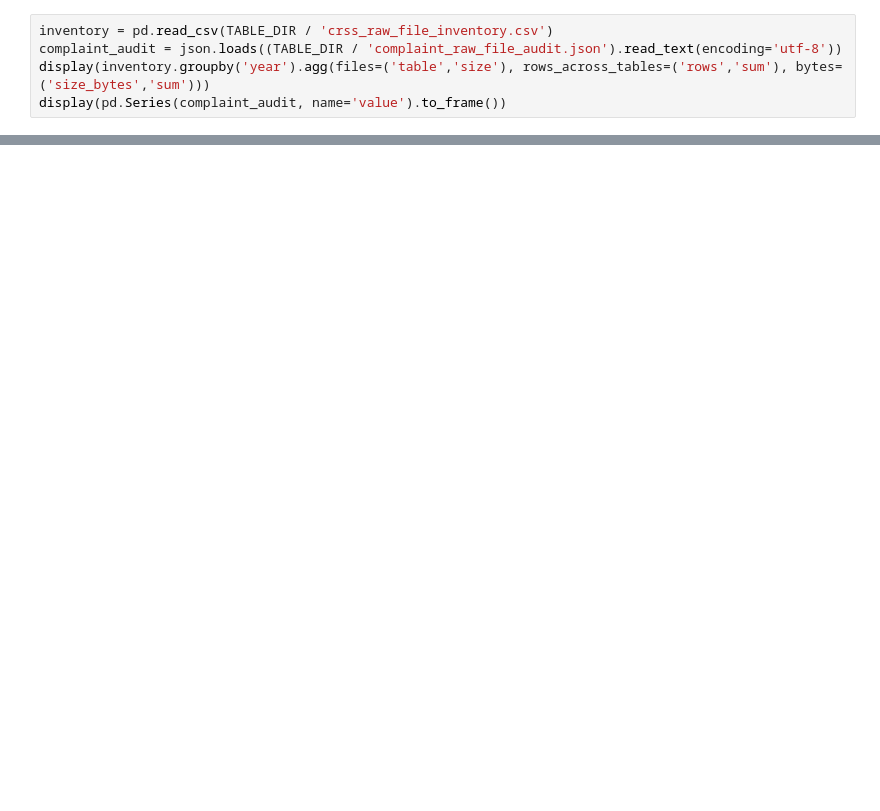
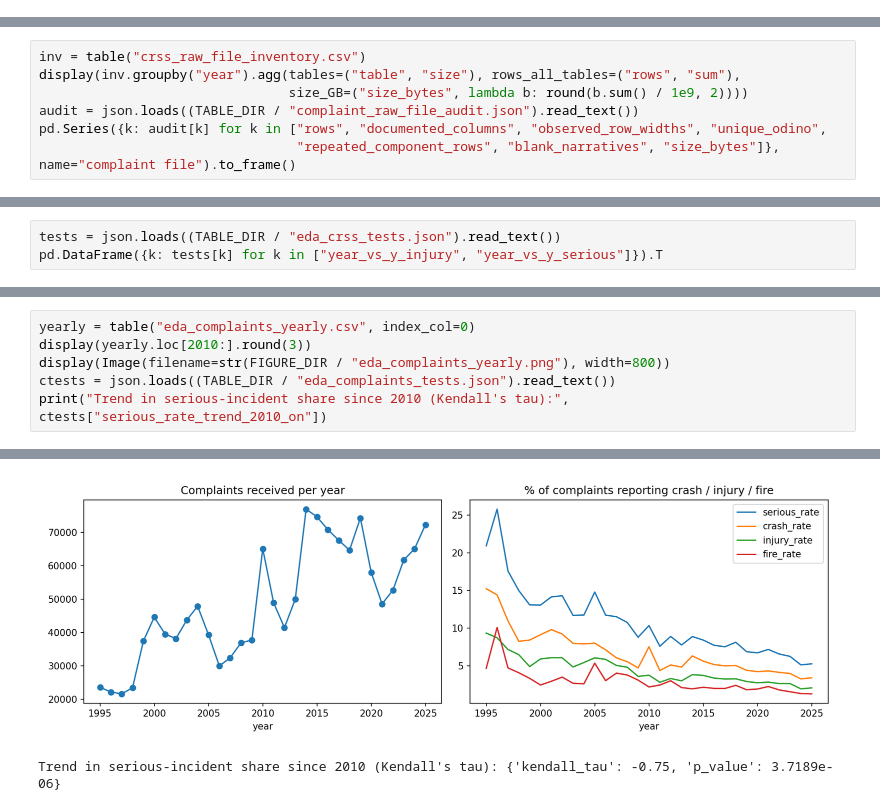
Before and after one commit to delanomullings7771-sys/vehicle-safety-intelligence, a Jupyter notebook: notebooks/02_Data_Understanding.ipynb, the cells around one changed output, grey strips where cells are left out. Saved outputs shown, nothing was run; the diff lists cells and outputs as text; blank space fills up the shorter version.

```diff
--- a/notebooks/02_Data_Understanding.ipynb
+++ b/notebooks/02_Data_Understanding.ipynb
@@ -20,5 +0,0 @@ The full standard-library audit reads all 140 CRSS CSV files and the complete co
-# %%
-inventory = pd.read_csv(TABLE_DIR / 'crss_raw_file_inventory.csv')
-complaint_audit = json.loads((TABLE_DIR / 'complaint_raw_file_audit.json').read_text(encoding='utf-8'))
-display(inventory.groupby('year').agg(files=('table','size'), rows_across_tables=('rows','sum'), bytes=('size_bytes','sum')))
-display(pd.Series(complaint_audit, name='value').to_frame())
@@ -220,0 +37,7 @@ Proceed to preparation only after all items are evidenced:
+# %%
+inv = table("crss_raw_file_inventory.csv")
+display(inv.groupby("year").agg(tables=("table", "size"), rows_all_tables=("rows", "sum"),
+                                size_GB=("size_bytes", lambda b: round(b.sum() / 1e9, 2))))
+audit = json.loads((TABLE_DIR / "complaint_raw_file_audit.json").read_text())
+pd.Series({k: audit[k] for k in ["rows", "documented_columns", "observed_row_widths", "unique_odino",
+                                 "repeated_component_rows", "blank_narratives", "size_bytes"]}, name="complaint file").to_frame()
@@ -220,0 +142,3 @@ Proceed to preparation only after all items are evidenced:
+# %%
+tests = json.loads((TABLE_DIR / "eda_crss_tests.json").read_text())
+pd.DataFrame({k: tests[k] for k in ["year_vs_y_injury", "year_vs_y_serious"]}).T
@@ -220,0 +238,7 @@ Proceed to preparation only after all items are evidenced:
+# %%
+yearly = table("eda_complaints_yearly.csv", index_col=0)
+display(yearly.loc[2010:].round(3))
+display(Image(filename=str(FIGURE_DIR / "eda_complaints_yearly.png"), width=800))
+ctests = json.loads((TABLE_DIR / "eda_complaints_tests.json").read_text())
+print("Trend in serious-incident share since 2010 (Kendall's tau):", ctests["serious_rate_trend_2010_on"])
+# %% [output]
@@ -220,0 +264,2 @@ Proceed to preparation only after all items are evidenced:
+[figure, added]
+Trend in serious-incident share since 2010 (Kendall's tau): {'kendall_tau': -0.75, 'p_value': 3.7189e-06}
```
Also changed, not shown: parts of 64 cells of this notebook, 2 other files.
